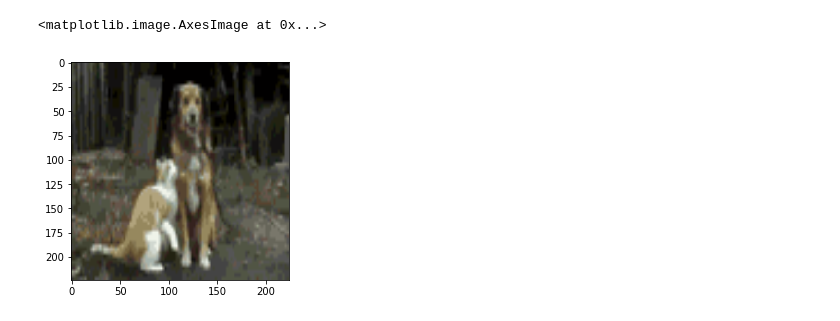
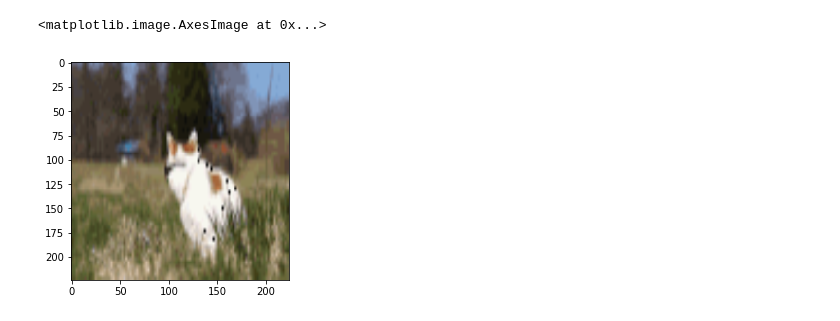
Before and after one commit to mikkeld/gif_generator, a Jupyter notebook: get_gifs_tan.ipynb, the cells around one changed output. Drawn from its saved outputs; the diff is of its cells as text; code cells hidden in the pictures.

```diff
--- a/get_gifs_tan.ipynb
+++ b/get_gifs_tan.ipynb
@@ -24,13 +48,14 @@ import os
 for gif_file in os.listdir('gifs'):
     print 'gifs/'+gif_file
 # %%
-gif_file = 'cat_91.gif'
+gif_file = 'cat_93.gif'
 gif_file_path = 'gifs/'+gif_file
 frames = utils.processImage(gif_file_path, reshape_to_vgg=True)
 np.shape(frames)
+
 pyplot.imshow(frames[0])
 # %% [output]
 <matplotlib.image.AxesImage at 0x...>
-[figure, old version]
+[figure, new version]
 # %%
 import h5py as h5py
```
Also changed, not shown: parts of 10 cells of this notebook, 4 other files.
